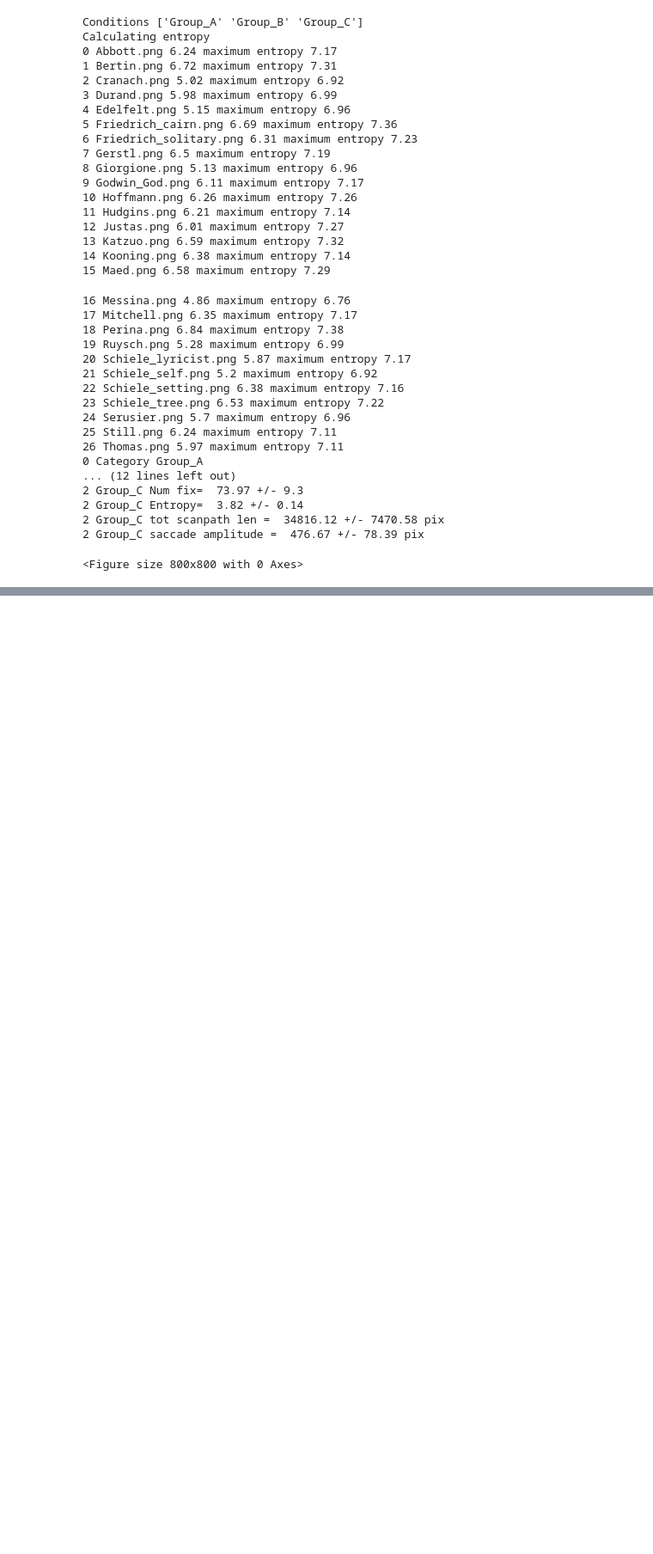
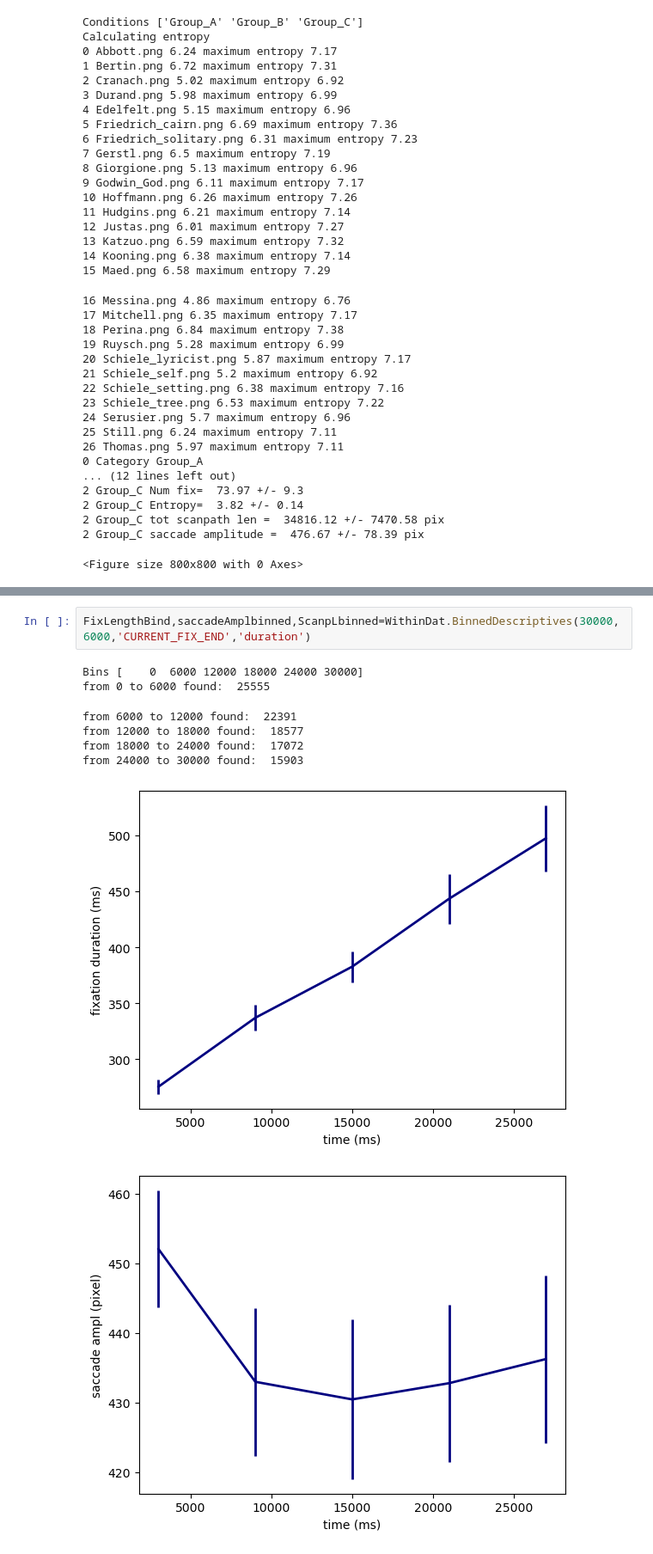
Before and after one commit to jozsarato/PyEyeSim, a Jupyter notebook: Notebooks/PyEyeSimDemo.ipynb, the cells around one changed output, grey strips where cells are left out. Shown at 86% size. Saved outputs shown, nothing was run; the diff lists cells and outputs as text; blank space fills up the shorter version.

```diff
--- a/Notebooks/PyEyeSimDemo.ipynb
+++ b/Notebooks/PyEyeSimDemo.ipynb
@@ -867,0 +796,11 @@ array([[275.96919431, 344.07028754, 383.46855346, 396.65328467,
+# %%
+FixLengthBind,saccadeAmplbinned,ScanpLbinned=WithinDat.BinnedDescriptives(30000,6000,'CURRENT_FIX_END','duration')
+# %% [output]
+Bins [    0  6000 12000 18000 24000 30000]
+from 0 to 6000 found:  25555
+from 6000 to 12000 found:  22391
+from 12000 to 18000 found:  18577
+from 18000 to 24000 found:  17072
+from 24000 to 30000 found:  15903
+[figure, added]
+[figure, added]
```
Also changed, not shown: parts of 22 cells of this notebook, 1 other file.
